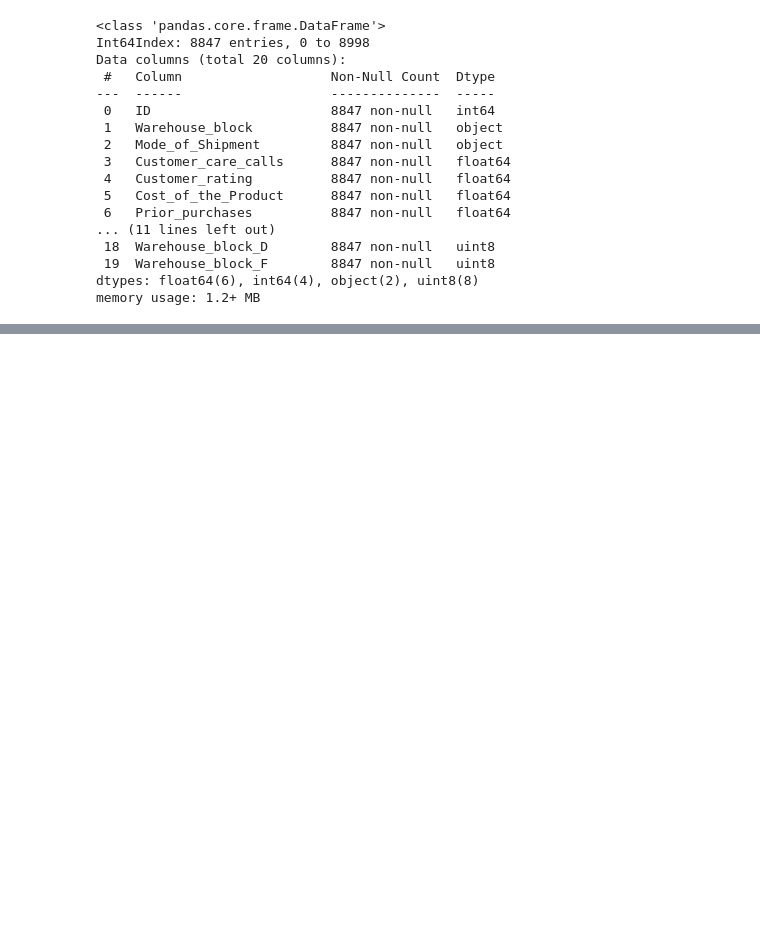
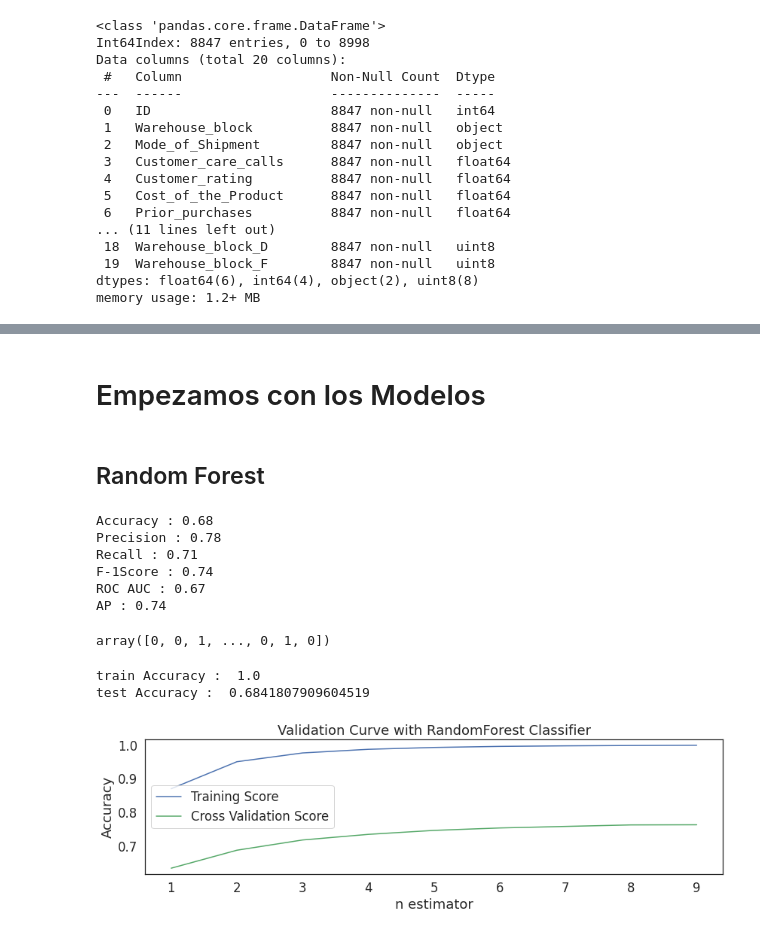
Before and after one commit to sergioarnold87/Datathon, a Jupyter notebook: Datathon_Sergio.ipynb, the cells around one changed output, grey strips where cells are left out. Saved outputs shown, nothing was run; the diff lists cells and outputs as text; code cells hidden in the pictures; blank space fills up the shorter version.

Commit message:
Evaluación de Metricas

```diff
--- a/Datathon_Sergio.ipynb
+++ b/Datathon_Sergio.ipynb
@@ -585,0 +598,2 @@ df2 = df2.drop(columns=['Mode_of_Shipment', 'Warehouse_block'])
+# %% [markdown]
+# Empezamos con los Modelos
@@ -585,0 +608,2 @@ df2 = df2.drop(columns=['Mode_of_Shipment', 'Warehouse_block'])
+# %% [markdown]
+## Random Forest
@@ -585,0 +635,70 @@ df2 = df2.drop(columns=['Mode_of_Shipment', 'Warehouse_block'])
+# %%
+# Elejimos las X, y la y
+X = df2.drop(columns = ['ID','Reached.on.Time_Y.N','Customer_care_calls', 'Customer_rating'])
+y = df2['Reached.on.Time_Y.N']
+# %%
+# Evaluation Metrics
+X_train, X_test, y_train, y_test = train_test_split(X, y, test_size = 0.2, random_state = 42)
+model = RandomForestClassifier(random_state = 42)
+model.fit(X_train, y_train)
+prediction = model.predict(X_test)
+model_evaluation(model, prediction, X_train, y_train, X_test, y_test)
+param_grid = {
+    'n_estimators': [200, 700],
+    'max_features': ['auto', 'sqrt', 'log2']
+}
+# %% [output]
+Accuracy : 0.68
+Precision : 0.78
+Recall : 0.71
+F-1Score : 0.74
+ROC AUC : 0.67
+AP : 0.74
+# %%
+prediction
+# %% [output]
+array([0, 0, 1, ..., 0, 1, 0])
+# %%
+
+# validación del modelo Random Forest
+print('train Accuracy : ', model.score(X_train, y_train))
+print('test Accuracy : ', model.score(X_test, y_test))
+# %% [output]
+train Accuracy :  1.0
+test Accuracy :  0.6841807909604519
+# %%
+# Tuneamos lo Hyperparametros de Random Forest
+parameter_range = np.arange(1, 10, 1)
+
+train_score, test_score = validation_curve(
+                                RandomForestClassifier(random_state = 42),
+                                X = X_train, y = y_train,
+                                param_name = 'n_estimators',
+                                param_range = parameter_range,
+                                cv = 5,
+                                scoring = 'roc_auc')
+
+
+# Calcular la media y la desviación estandar del training score
+mean_train_score = np.mean(train_score, axis = 1)
+std_train_score = np.std(train_score, axis = 1)
+
+# Calcular la media y la desviación estandar del testing score
+mean_test_score = np.mean(test_score, axis = 1)
+std_test_score = np.std(test_score, axis = 1)
+
+# Ploteamos  la media y la desviación estandar de los training y testing scores
+plt.plot(parameter_range, mean_train_score,
+     label = "Training Score", color = 'b')
+plt.plot(parameter_range, mean_test_score,
+   label = "Cross Validation Score", color = 'g')
+
+# Creamos el plot
+plt.title("Validation Curve with RandomForest Classifier")
+plt.xlabel("n estimator")
+plt.ylabel("Accuracy")
+plt.tight_layout()
+plt.legend(loc = 'best')
+plt.show()
+# %% [output]
+[figure, added]
```
Also changed, not shown: parts of 13 cells of this notebook.
